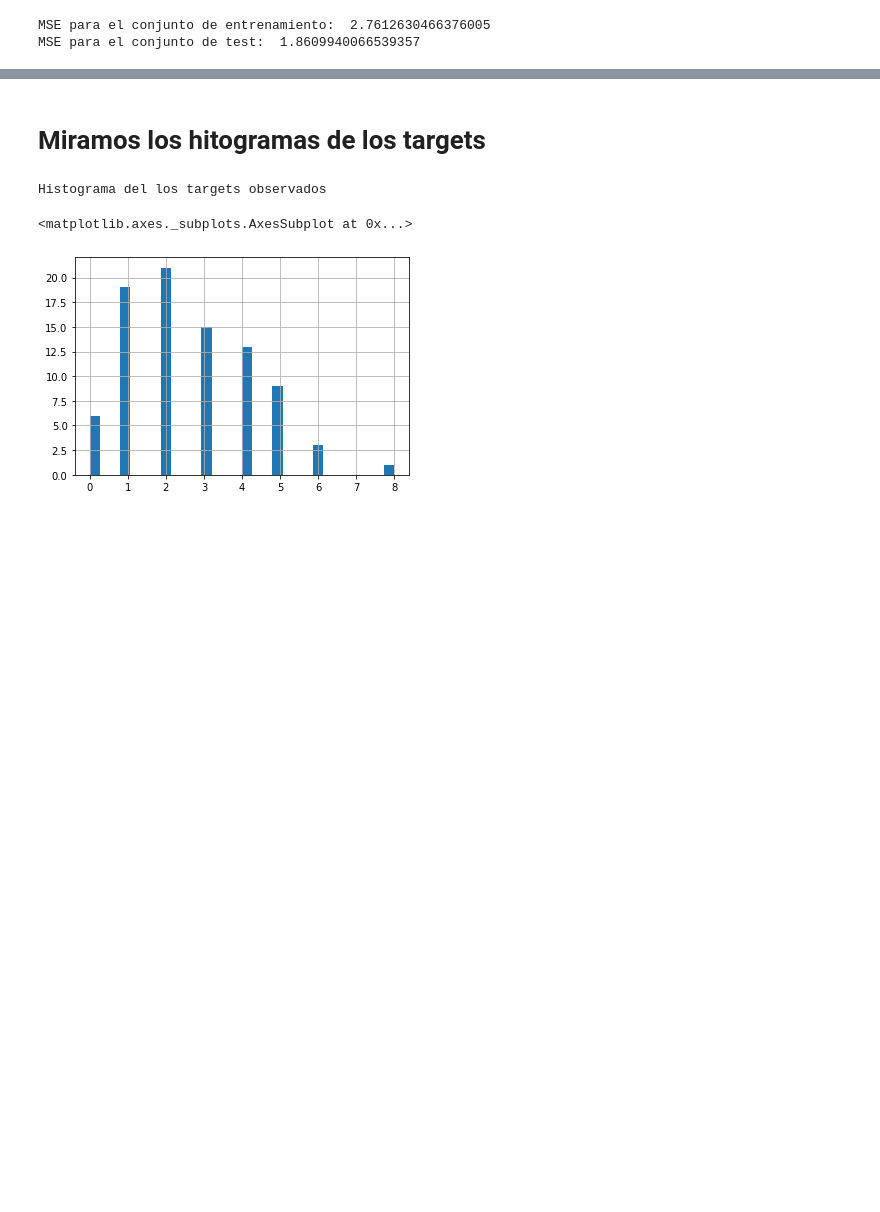
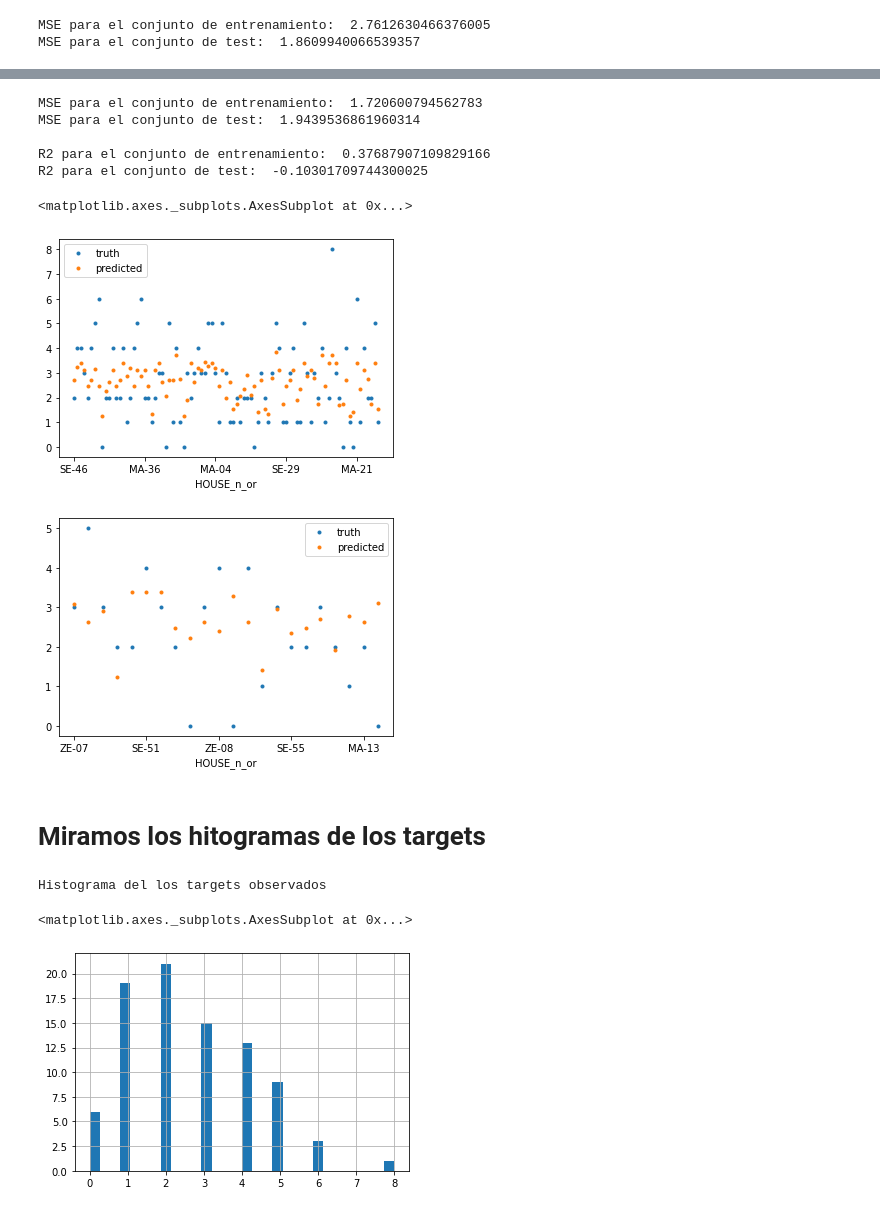
Before and after one commit to juansca/geohelmintos-modeling, a Jupyter notebook: notebooks/validating_model.ipynb, the cells around one changed output, grey strips where cells are left out. Drawn from its saved outputs; the diff is of its cells as text; code cells hidden in the pictures; blank space fills up the shorter version.

```diff
--- a/notebooks/validating_model.ipynb
+++ b/notebooks/validating_model.ipynb
@@ -435,3 +484,25 @@ con errores (pequeños, pero errores al fin).
+# %%
+train_y_pred = model_xgb.predict(X_train)
+test_y_pred = model_xgb.predict(X_test)
+
+print('MSE para el conjunto de entrenamiento: ', mean_squared_error(y_train, train_y_pred))
+print('MSE para el conjunto de test: ', mean_squared_error(y_test, test_y_pred))
+print()
+print('R2 para el conjunto de entrenamiento: ', r2_score(y_train, train_y_pred))
+print('R2 para el conjunto de test: ', r2_score(y_test, test_y_pred))
+
+
+pd.DataFrame({'truth': y_train, 'predicted': train_y_pred}).plot(style='.')
+pd.DataFrame({'truth': y_test, 'predicted': test_y_pred}).plot(style='.')
+# %% [output]
+MSE para el conjunto de entrenamiento:  1.720600794562783
+MSE para el conjunto de test:  1.9439536861960314
+
+R2 para el conjunto de entrenamiento:  0.37687907109829166
+R2 para el conjunto de test:  -0.10301709744300025
+<matplotlib.axes._subplots.AxesSubplot at 0x...>
+[figure, added]
+[figure, added]
 # %% [markdown]
 # Miramos los hitogramas de los targets
 # %%
```
Also changed, not shown: parts of 8 cells of this notebook, 1 other file.
